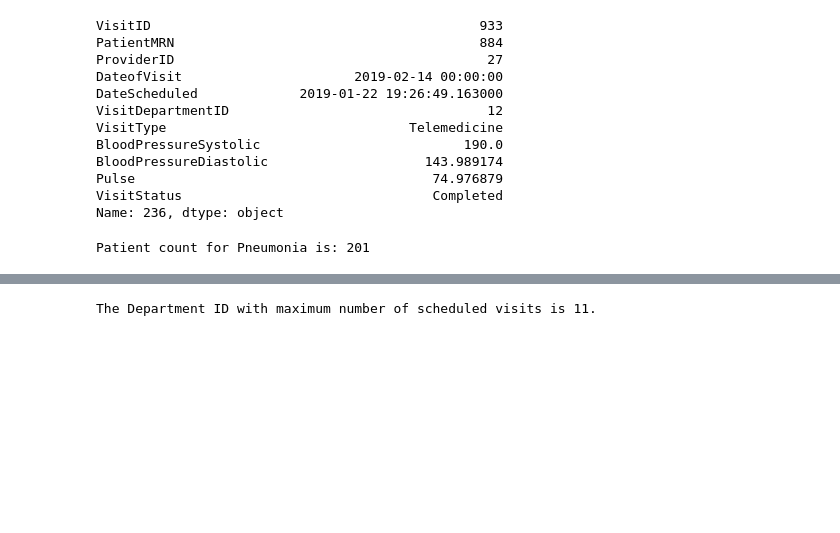
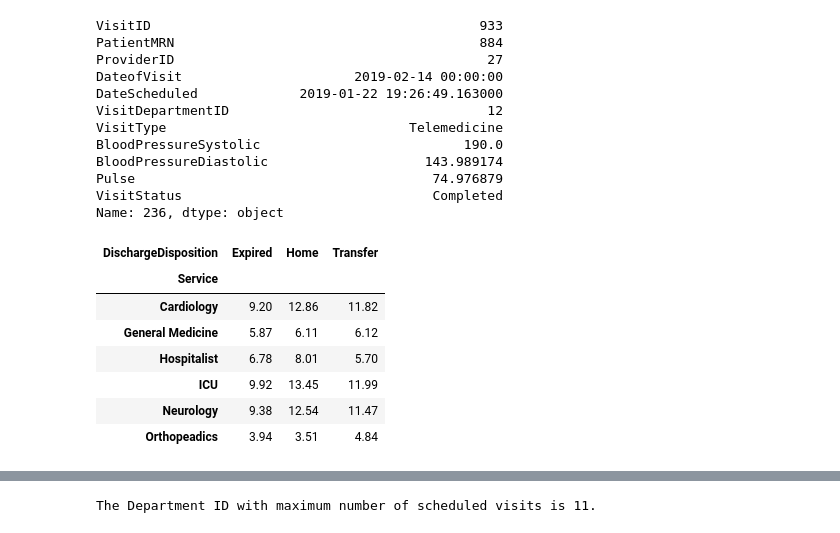
Before and after one commit to Seenu-Raj/Panda_Girls_Team3, a Jupyter notebook: Team3_PandaGirls_Q41-50.ipynb, the cells around one changed output, grey strips where cells are left out. Cells and saved outputs as stored; diff of their text form; code cells hidden in the pictures; blank space fills up the shorter version.

```diff
--- a/Team3_PandaGirls_Q41-50.ipynb
+++ b/Team3_PandaGirls_Q41-50.ipynb
@@ -105,10 +171,29 @@ print('Age prone to get Stroke will be',int(Stroke_age))
-# %%
-## Q53. Take the ReasonForVisit from user, find the number of patients admitted with that ReasonForVisit.
-
-# Answer
-# Taking the ReasonForVisit as Pneumonia
-ReasonForVisit_Pneumonia = EDVisits['ReasonForVisit'].where (EDVisits['ReasonForVisit'] =='Pneumonia').dropna()
-rows_count = ReasonForVisit_Pneumonia.count()
-print ('Patient count for Pneumonia is:',rows_count )
-# %% [output]
-Patient count for Pneumonia is: 201
+# %%
+## Q48. Display the average LOS based on Service and Discharge Disposition(Maintain the column Hierarchy).
+
+#Linking to the dataframe
+Discharges = pd.read_excel("HospitalDatabase.xlsx","Discharges")
+
+
+# Setting the index to maintain column hierarchy according to the dataset
+df = Discharges
+df.set_index(['DischargeDisposition','Service', 'ExpectedLOS'])
+
+#Using the pivot table to calculate average Length of Stay
+#based on Service and Discharge Disposition
+pivot = np.round(pd.pivot_table(Discharges, values='ExpectedLOS',
+                                index='Service',
+                                columns='DischargeDisposition',
+                                aggfunc=np.mean),2)
+
+#Displaying the pivot table
+display(pivot)
+# %% [output]
+| DischargeDisposition | Expired | Home | Transfer |
+| Service |  |  |  |
+| Cardiology | 9.20 | 12.86 | 11.82 |
+| General Medicine | 5.87 | 6.11 | 6.12 |
+| Hospitalist | 6.78 | 8.01 | 5.70 |
+| ICU | 9.92 | 13.45 | 11.99 |
+| Neurology | 9.38 | 12.54 | 11.47 |
+| Orthopeadics | 3.94 | 3.51 | 4.84 |
```
Also changed, not shown: parts of 7 cells of this notebook.
